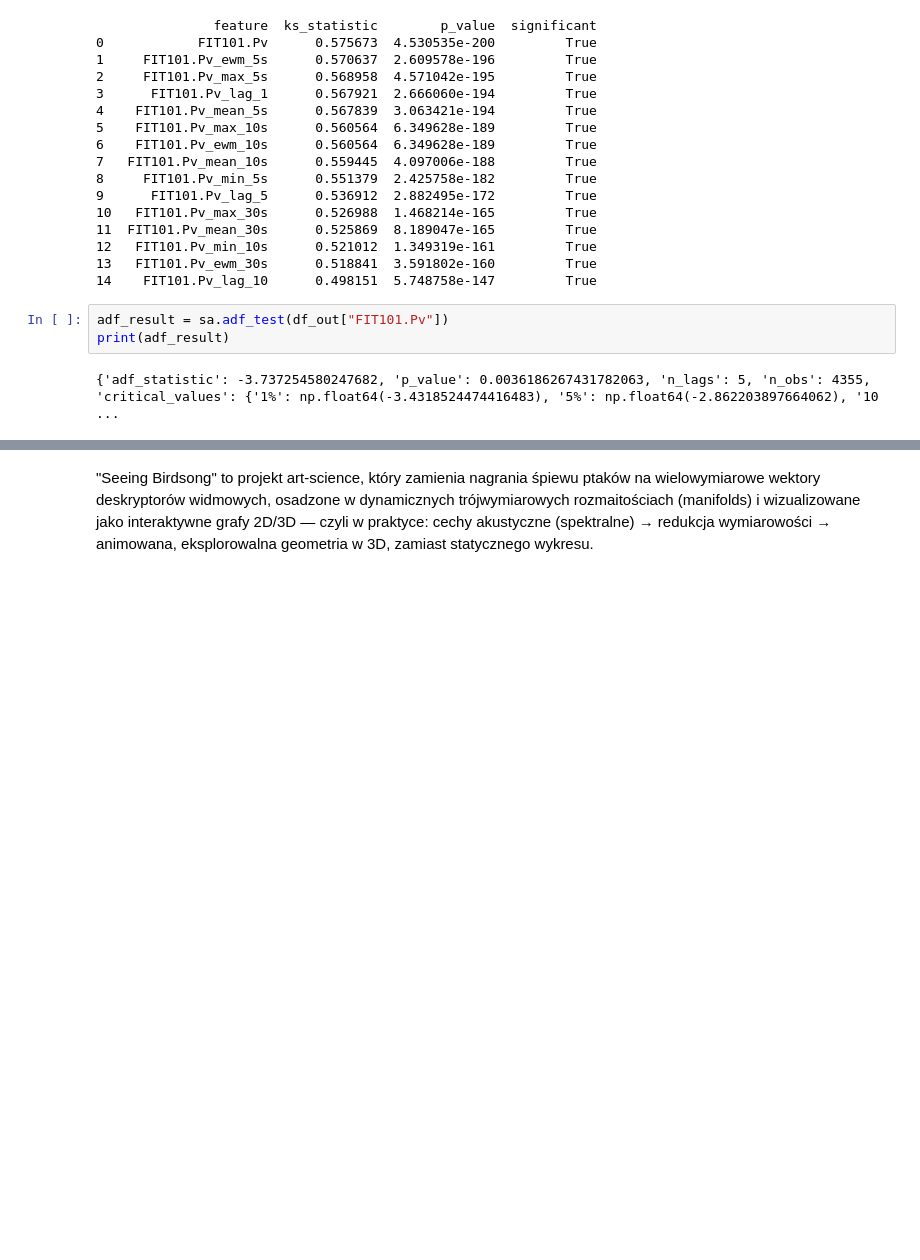
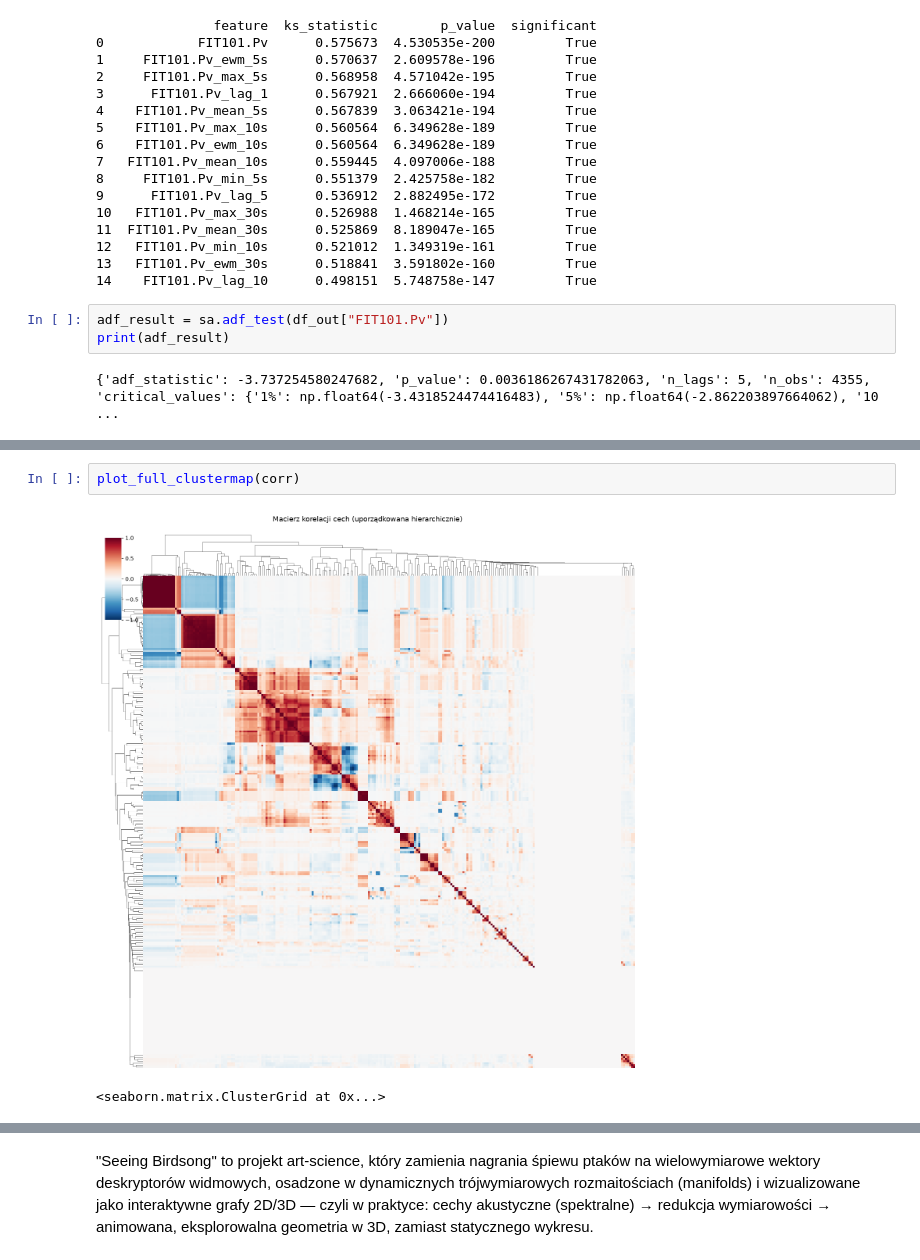
Before and after one commit to hollowjuice/mgr-OT-network-analysis, a Jupyter notebook: stats_analyzer.ipynb, the cells around one changed output, grey strips where cells are left out. Cells and saved outputs as stored; diff of their text form; blank space fills up the shorter version.

```diff
--- a/stats_analyzer.ipynb
+++ b/stats_analyzer.ipynb
@@ -233,0 +339,5 @@ ValueError: underlying array is read-only
+# %%
+plot_full_clustermap(corr)
+# %% [output]
+[figure, added]
+<seaborn.matrix.ClusterGrid at 0x...>
```
Also changed, not shown: parts of 14 cells of this notebook, 6 other files.
